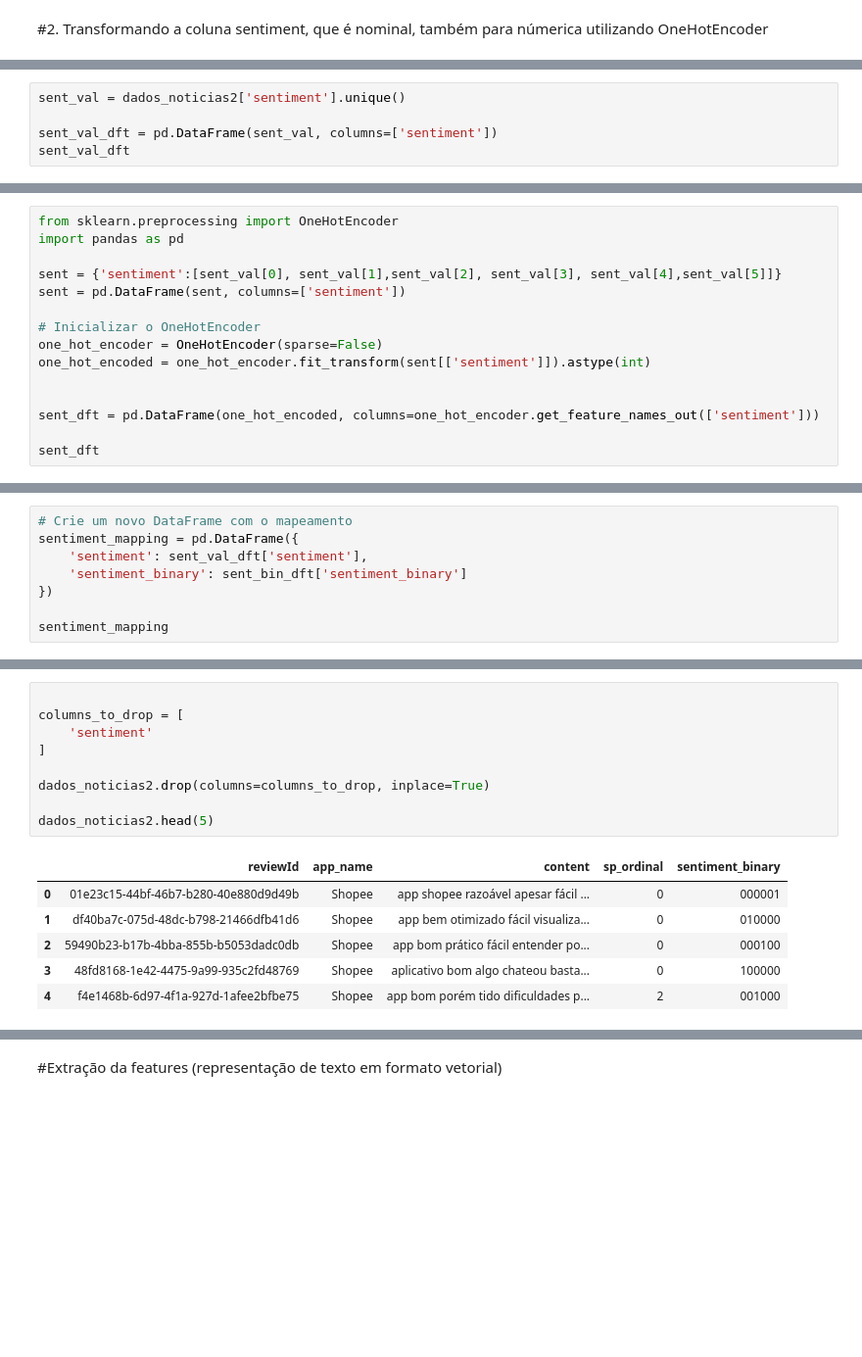
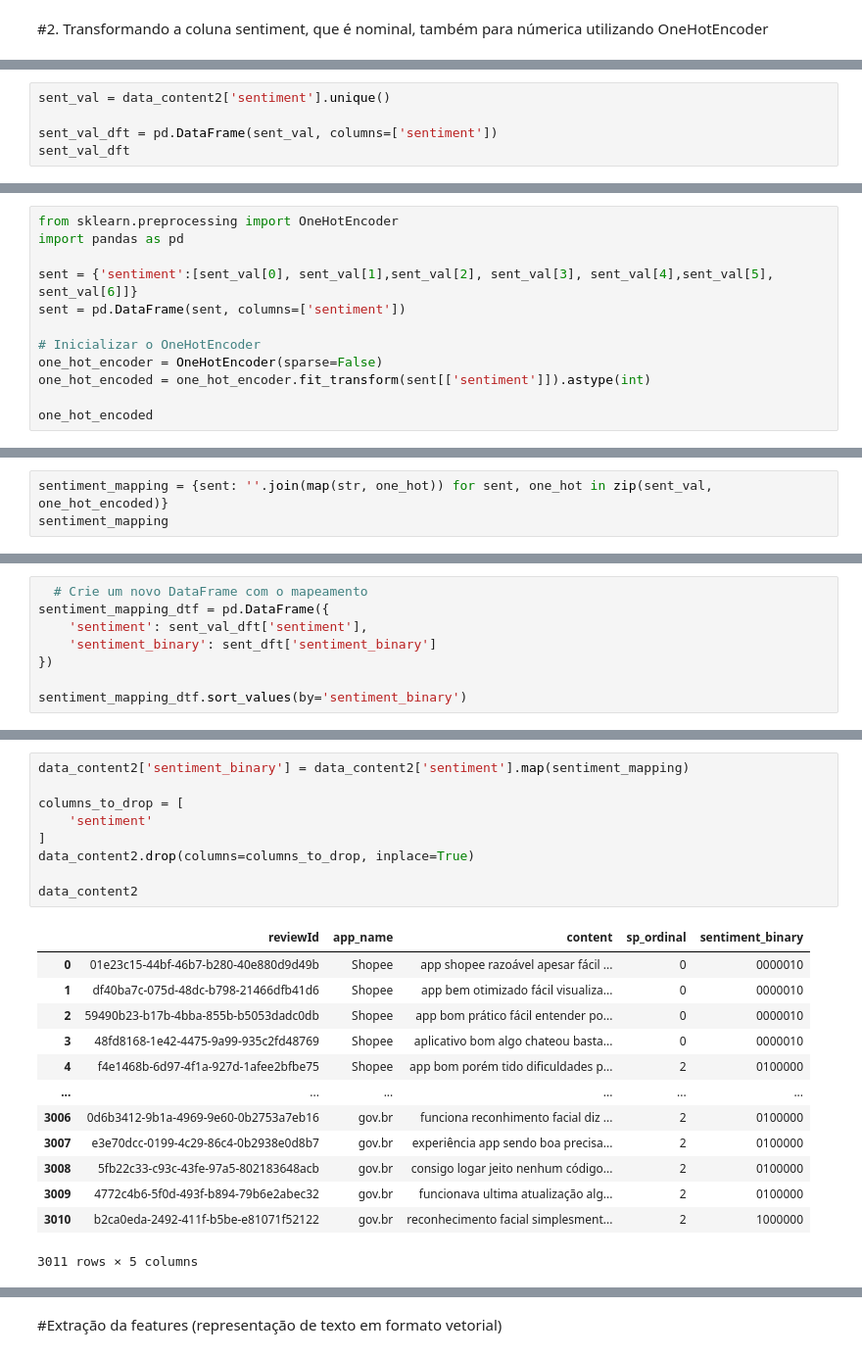
Before and after one commit to Kalidsa/Projeto-de-Minera-o-de-Textos---CDII, a Jupyter notebook: Mineração_de_textos.ipynb, the cells around one changed output, grey strips where cells are left out. Shown: that part at 98% size. Saved outputs shown, nothing was run; the diff lists cells and outputs as text; blank space fills up the shorter version.

```diff
--- a/Mineração_de_textos.ipynb
+++ b/Mineração_de_textos.ipynb
@@ -298,6 +308,6 @@ neutral        4
 Name: count, dtype: int64
 # %%
-sent_val = dados_noticias2['sentiment'].unique()
+sent_val = data_content2['sentiment'].unique()
 
 sent_val_dft = pd.DataFrame(sent_val, columns=['sentiment'])
 sent_val_dft
@@ -313,15 +324,12 @@ sent_val_dft
 from sklearn.preprocessing import OneHotEncoder
 import pandas as pd
 
-sent = {'sentiment':[sent_val[0], sent_val[1],sent_val[2], sent_val[3], sent_val[4],sent_val[5]]}
+sent = {'sentiment':[sent_val[0], sent_val[1],sent_val[2], sent_val[3], sent_val[4],sent_val[5], sent_val[6]]}
 sent = pd.DataFrame(sent, columns=['sentiment'])
 
 # Inicializar o OneHotEncoder
 one_hot_encoder = OneHotEncoder(sparse=False)
 one_hot_encoded = one_hot_encoder.fit_transform(sent[['sentiment']]).astype(int)
 
-
-sent_dft = pd.DataFrame(one_hot_encoded, columns=one_hot_encoder.get_feature_names_out(['sentiment']))
-
-sent_dft
+one_hot_encoded
 # %% [output]
@@ -334,0 +357,3 @@ sent_dft
+# %%
+sentiment_mapping = {sent: ''.join(map(str, one_hot)) for sent, one_hot in zip(sent_val, one_hot_encoded)}
+sentiment_mapping
@@ -362,10 +381,10 @@ sent_bin_dft
 # %%
-# Crie um novo DataFrame com o mapeamento
-sentiment_mapping = pd.DataFrame({
+  # Crie um novo DataFrame com o mapeamento
+sentiment_mapping_dtf = pd.DataFrame({
     'sentiment': sent_val_dft['sentiment'],
-    'sentiment_binary': sent_bin_dft['sentiment_binary']
+    'sentiment_binary': sent_dft['sentiment_binary']
 })
 
-sentiment_mapping
+sentiment_mapping_dtf.sort_values(by='sentiment_binary')
 # %% [output]
 |  | sentiment | sentiment_binary |
@@ -378,16 +398,23 @@ sentiment_mapping
 # %%
+data_content2['sentiment_binary'] = data_content2['sentiment'].map(sentiment_mapping)
 
 columns_to_drop = [
     'sentiment'
 ]
+data_content2.drop(columns=columns_to_drop, inplace=True)
 
-dados_noticias2.drop(columns=columns_to_drop, inplace=True)
-
-dados_noticias2.head(5)
+data_content2
 # %% [output]
 |  | reviewId | app_name | content | sp_ordinal | sentiment_binary |
-| 0 | 01e23c15-44bf-46b7-b280-40e880d9d49b | Shopee | app shopee razoável apesar fácil ... | 0 | 000001 |
-| 1 | df40ba7c-075d-48dc-b798-21466dfb41d6 | Shopee | app bem otimizado fácil visualiza... | 0 | 010000 |
-| 2 | 59490b23-b17b-4bba-855b-b5053dadc0db | Shopee | app bom prático fácil entender po... | 0 | 000100 |
-| 3 | 48fd8168-1e42-4475-9a99-935c2fd48769 | Shopee | aplicativo bom algo chateou basta... | 0 | 100000 |
-| 4 | f4e1468b-6d97-4f1a-927d-1afee2bfbe75 | Shopee | app bom porém tido dificuldades p... | 2 | 001000 |
+| 0 | 01e23c15-44bf-46b7-b280-40e880d9d49b | Shopee | app shopee razoável apesar fácil ... | 0 | 0000010 |
+| 1 | df40ba7c-075d-48dc-b798-21466dfb41d6 | Shopee | app bem otimizado fácil visualiza... | 0 | 0000010 |
+| 2 | 59490b23-b17b-4bba-855b-b5053dadc0db | Shopee | app bom prático fácil entender po... | 0 | 0000010 |
+| 3 | 48fd8168-1e42-4475-9a99-935c2fd48769 | Shopee | aplicativo bom algo chateou basta... | 0 | 0000010 |
+| 4 | f4e1468b-6d97-4f1a-927d-1afee2bfbe75 | Shopee | app bom porém tido dificuldades p... | 2 | 0100000 |
+| ... | ... | ... | ... | ... | ... |
+| 3006 | 0d6b3412-9b1a-4969-9e60-0b2753a7eb16 | gov.br | funciona reconhimento facial diz ... | 2 | 0100000 |
+| 3007 | e3e70dcc-0199-4c29-86c4-0b2938e0d8b7 | gov.br | experiência app sendo boa precisa... | 2 | 0100000 |
+| 3008 | 5fb22c33-c93c-43fe-97a5-802183648acb | gov.br | consigo logar jeito nenhum código... | 2 | 0100000 |
+| 3009 | 4772c4b6-5f0d-493f-b894-79b6e2abec32 | gov.br | funcionava ultima atualização alg... | 2 | 0100000 |
+| 3010 | b2ca0eda-2492-411f-b5be-e81071f52122 | gov.br | reconhecimento facial simplesment... | 2 | 1000000 |
+3011 rows × 5 columns
```
Also changed, not shown: parts of 83 cells of this notebook.
